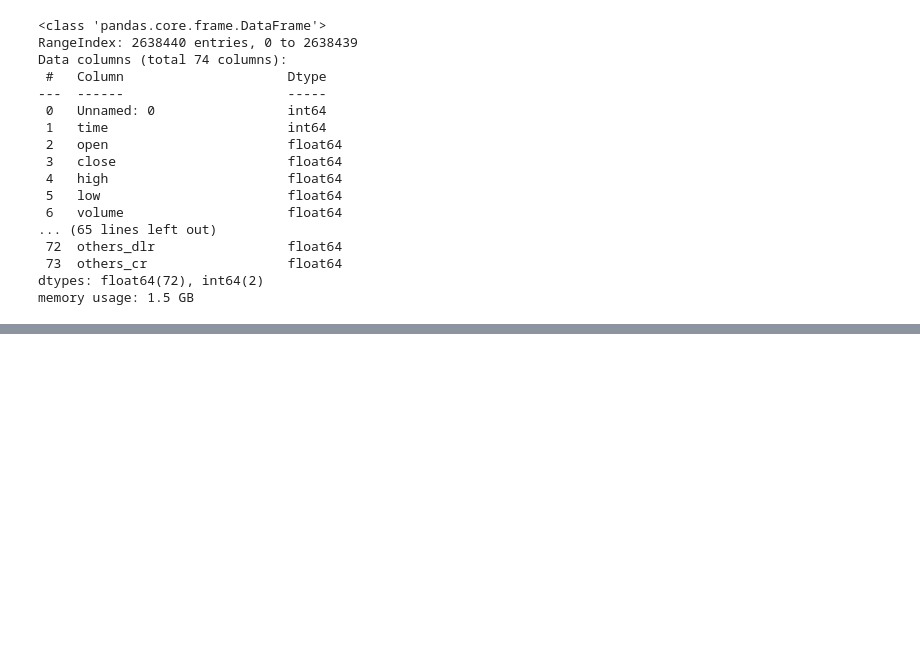
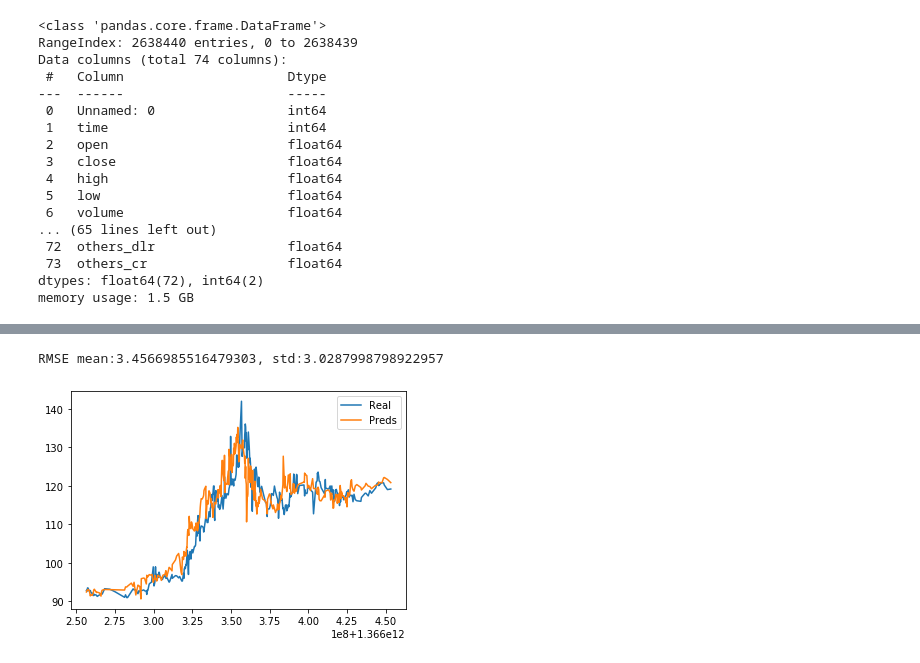
Before and after one commit to ar-ambuj23/data_mining_project2020, a Jupyter notebook: testing/Example.ipynb, the cells around one changed output, grey strips where cells are left out. Saved outputs shown, nothing was run; the diff lists cells and outputs as text; code cells hidden in the pictures; blank space fills up the shorter version.

```diff
--- a/testing/Example.ipynb
+++ b/testing/Example.ipynb
@@ -95,0 +133,5 @@ RMSE mean:0.22419792930917937, std:0.25265014189752655
+# %%
+xgb_results = testModel(data, 360, 9000, 10200, 3, 'xgb')
+# %% [output]
+RMSE mean:3.4566985516479303, std:3.0287998798922957
+[figure, added]
```
Also changed, not shown: parts of 9 cells of this notebook.
